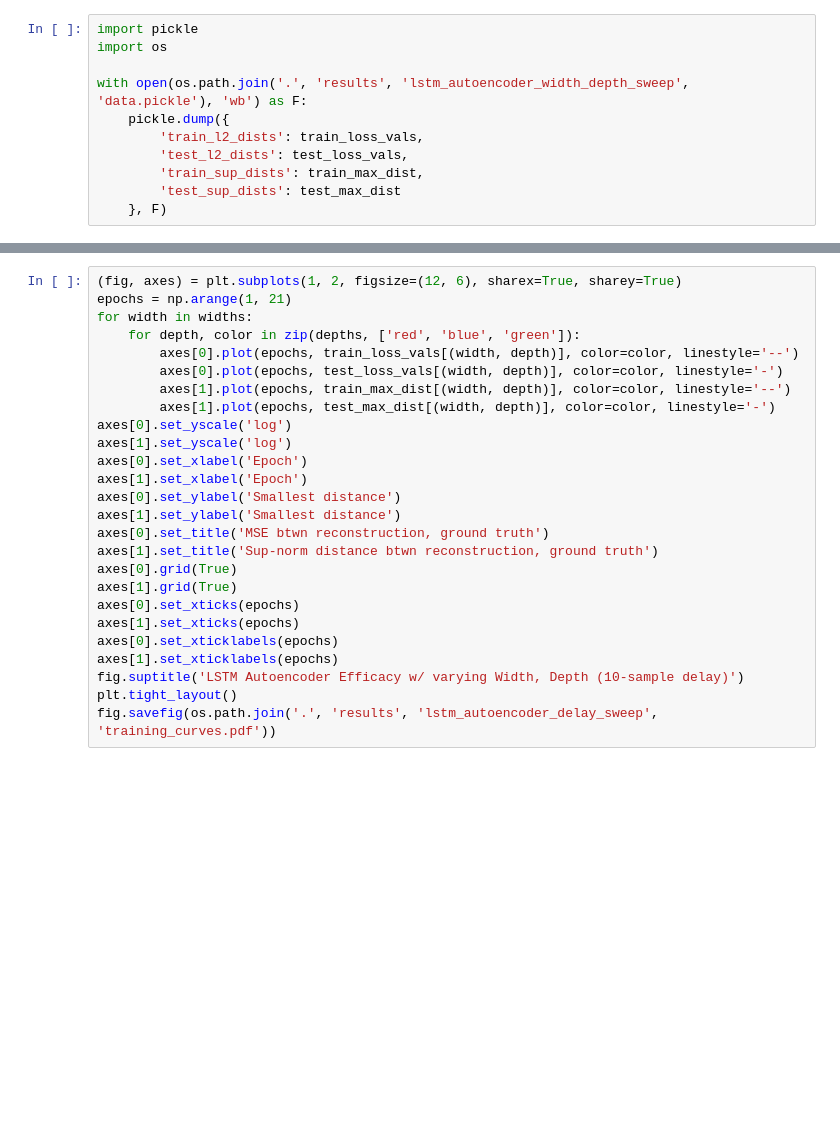
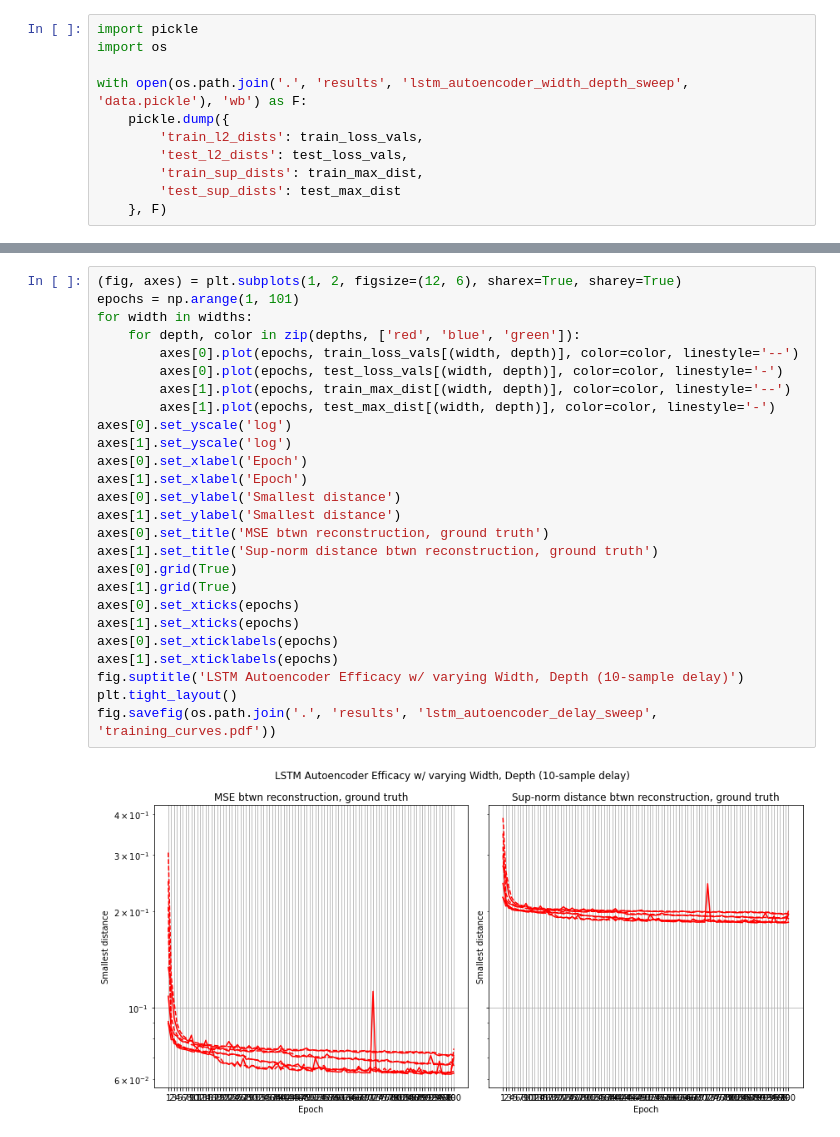
Before and after one commit to jimgammell/sca_defense, a Jupyter notebook: results/lstm_autoencoder_width_depth_sweep/trial.ipynb, the cells around one changed output, grey strips where cells are left out. Drawn from its saved outputs; the diff is of its cells as text; blank space fills up the shorter version.

```diff
--- a/results/lstm_autoencoder_width_depth_sweep/trial.ipynb
+++ b/results/lstm_autoencoder_width_depth_sweep/trial.ipynb
@@ -125,26 +133,28 @@ fig.savefig(os.path.join('.', 'results', 'lstm_autoencoder_width_depth_sweep', '
 # %%
 (fig, axes) = plt.subplots(1, 2, figsize=(12, 6), sharex=True, sharey=True)
-epochs = np.arange(1, 21)
+epochs = np.arange(1, 101)
 for width in widths:
     for depth, color in zip(depths, ['red', 'blue', 'green']):
         axes[0].plot(epochs, train_loss_vals[(width, depth)], color=color, linestyle='--')
         axes[0].plot(epochs, test_loss_vals[(width, depth)], color=color, linestyle='-')
         axes[1].plot(epochs, train_max_dist[(width, depth)], color=color, linestyle='--')
         axes[1].plot(epochs, test_max_dist[(width, depth)], color=color, linestyle='-')
 axes[0].set_yscale('log')
 axes[1].set_yscale('log')
 axes[0].set_xlabel('Epoch')
 axes[1].set_xlabel('Epoch')
 axes[0].set_ylabel('Smallest distance')
 axes[1].set_ylabel('Smallest distance')
 axes[0].set_title('MSE btwn reconstruction, ground truth')
 axes[1].set_title('Sup-norm distance btwn reconstruction, ground truth')
 axes[0].grid(True)
 axes[1].grid(True)
 axes[0].set_xticks(epochs)
 axes[1].set_xticks(epochs)
 axes[0].set_xticklabels(epochs)
 axes[1].set_xticklabels(epochs)
 fig.suptitle('LSTM Autoencoder Efficacy w/ varying Width, Depth (10-sample delay)')
 plt.tight_layout()
 fig.savefig(os.path.join('.', 'results', 'lstm_autoencoder_delay_sweep', 'training_curves.pdf'))
+# %% [output]
+[figure, added]
```
Also changed, not shown: parts of 2 cells of this notebook, 2 other files.
